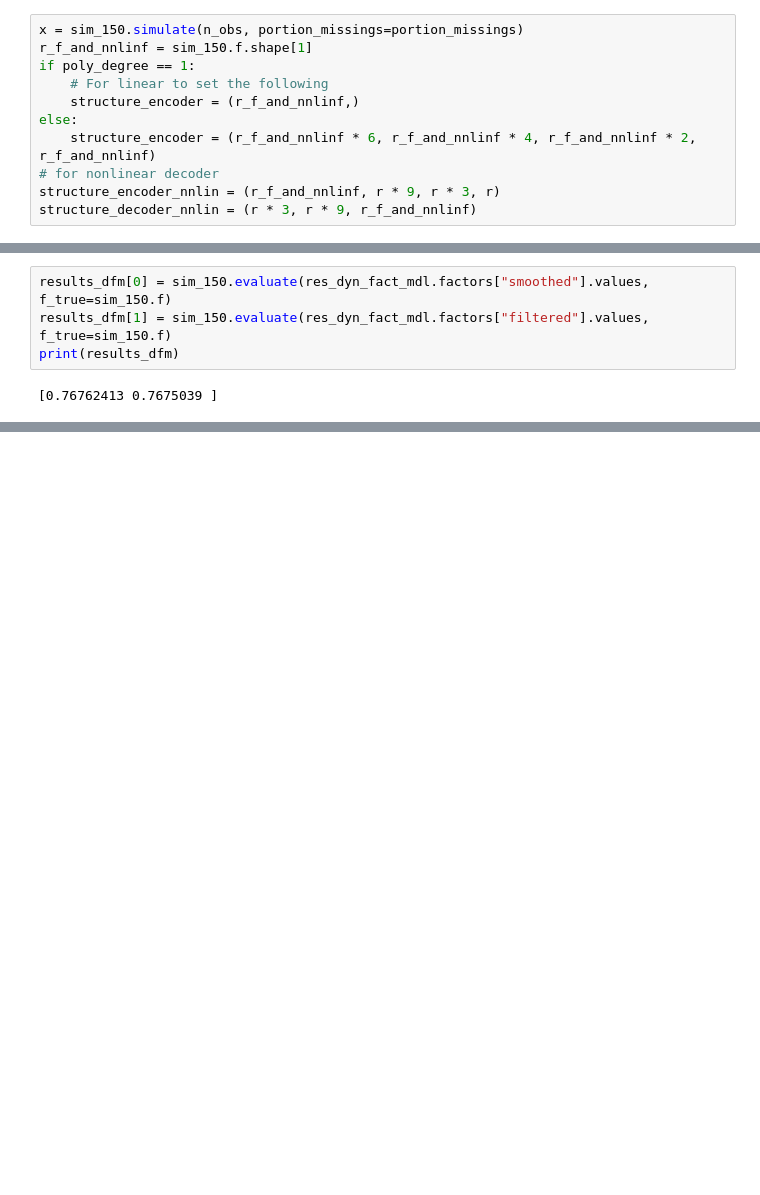
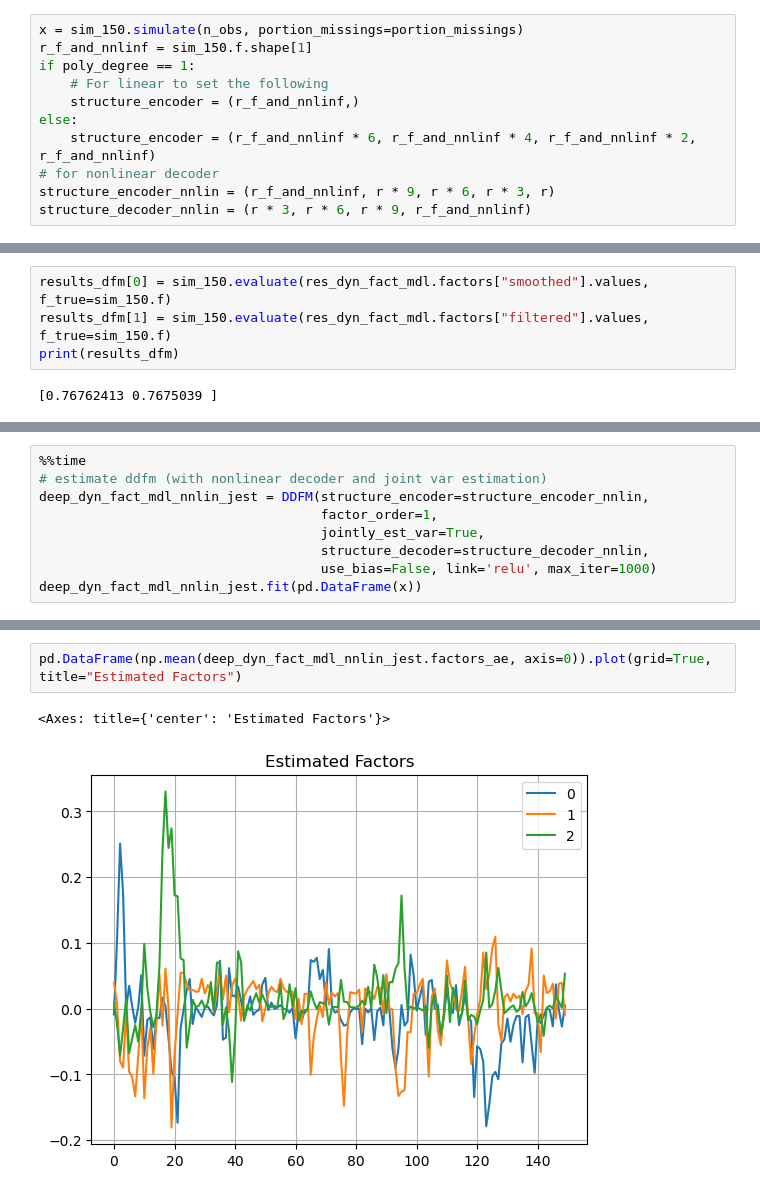
Before and after one commit to cosimoizzo/DDFM, a Jupyter notebook: examples/synthetic/main_example_on_simulated_data.ipynb, the cells around one changed output, grey strips where cells are left out. Saved outputs shown, nothing was run; the diff lists cells and outputs as text; blank space fills up the shorter version.

```diff
--- a/examples/synthetic/main_example_on_simulated_data.ipynb
+++ b/examples/synthetic/main_example_on_simulated_data.ipynb
@@ -131,8 +148,8 @@ if poly_degree == 1:
 else:
     structure_encoder = (r_f_and_nnlinf * 6, r_f_and_nnlinf * 4, r_f_and_nnlinf * 2, r_f_and_nnlinf)
 # for nonlinear decoder
-structure_encoder_nnlin = (r_f_and_nnlinf, r * 9, r * 3, r)
-structure_decoder_nnlin = (r * 3, r * 9, r_f_and_nnlinf)
+structure_encoder_nnlin = (r_f_and_nnlinf, r * 9, r * 6, r * 3, r)
+structure_decoder_nnlin = (r * 3, r * 6, r * 9, r_f_and_nnlinf)
 # %%
 %%time
 # estimate dfm
@@ -198,0 +212,9 @@ code layer against linear f 0.17767889828038813
+# %%
+%%time
+# estimate ddfm (with nonlinear decoder and joint var estimation)
+deep_dyn_fact_mdl_nnlin_jest = DDFM(structure_encoder=structure_encoder_nnlin,
+                                    factor_order=1,
+                                    jointly_est_var=True,
+                                    structure_decoder=structure_decoder_nnlin,
+                                    use_bias=False, link='relu', max_iter=1000)
+deep_dyn_fact_mdl_nnlin_jest.fit(pd.DataFrame(x))
@@ -198,0 +243,5 @@ code layer against linear f 0.17767889828038813
+# %%
+pd.DataFrame(np.mean(deep_dyn_fact_mdl_nnlin_jest.factors_ae, axis=0)).plot(grid=True, title="Estimated Factors")
+# %% [output]
+<Axes: title={'center': 'Estimated Factors'}>
+[figure, added]
```
Also changed, not shown: parts of 22 cells of this notebook, 3 other files.
